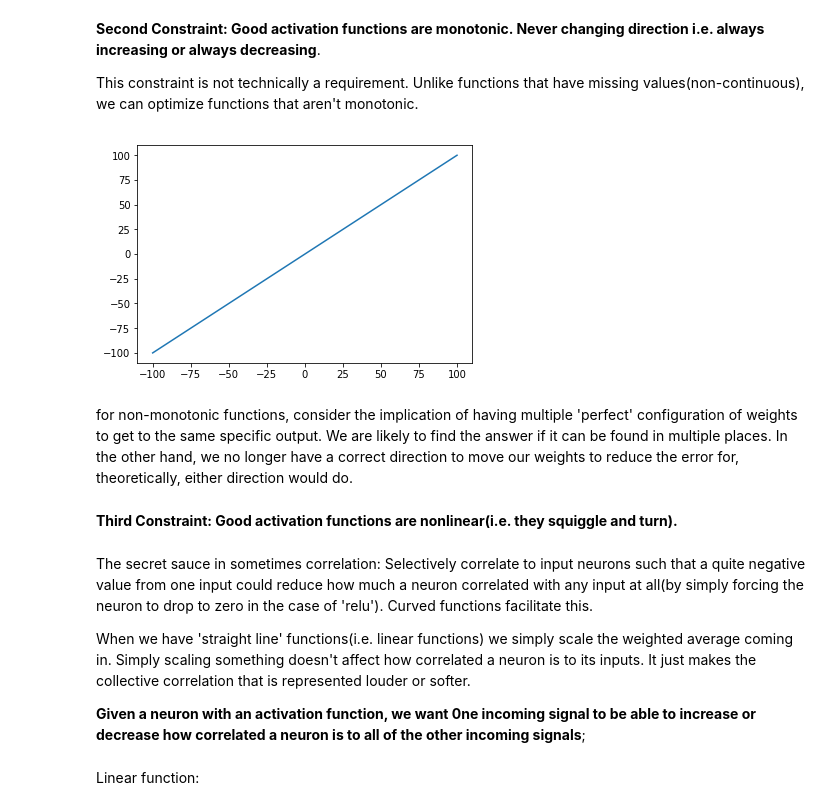
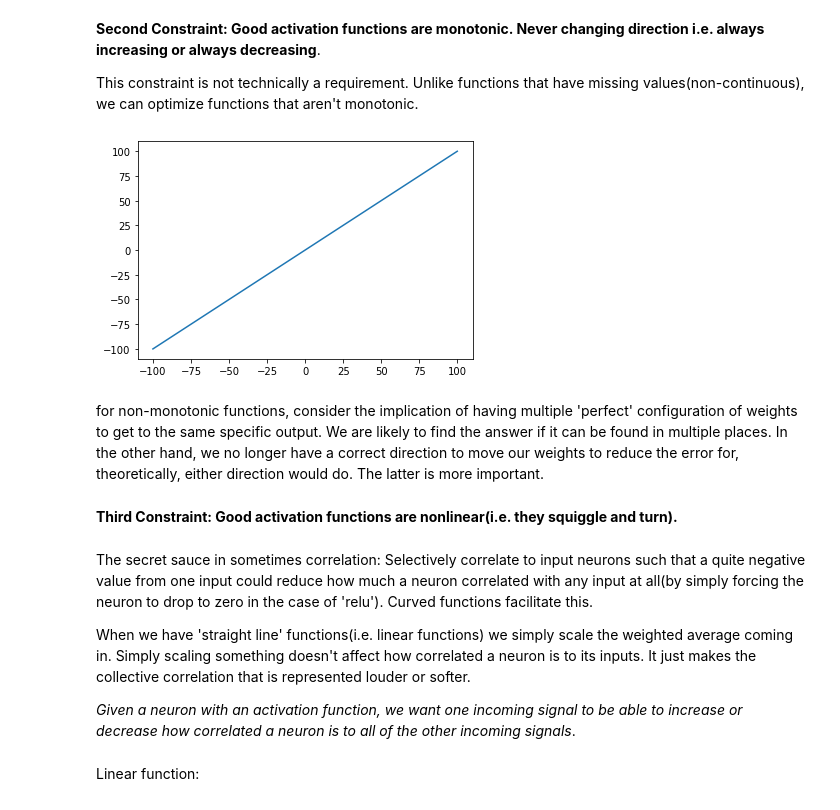
Before and after one commit to iamavieira/grokking-deep-learning, a Jupyter notebook: Chapter-9/activation_functions.ipynb, the cells around one changed output. Cells and saved outputs as stored; diff of their text form; code cells hidden in the pictures.

```diff
--- a/Chapter-9/activation_functions.ipynb
+++ b/Chapter-9/activation_functions.ipynb
@@ -34,19 +34,19 @@ This constraint is not technically a requirement. Unlike functions that have mis
 # %%
 def monotonic_function(value):
     return value;
 
-y = zip([monotonic_function(value) for value in x]);
+y = [monotonic_function(value) for value in x];
 
-plt.plot(list(x), list(y));
+plt.plot(x, y);
 
-#The previous function i.e. y = x*x, isn't monotonic for
+#The previous function i.e. y = x * x, isn't monotonic for
 #two different values of x can generate the same y. It changes direction.
 # %% [output]
-[figure, old version]
+[figure, new version]
 # %% [markdown]
 for non-monotonic functions, consider the implication of having
 multiple 'perfect' configuration of weights to get to the same
-specific output. We are likely to find the answer if it can be found in multiple places. In the other hand, we no longer have a correct direction to move our weights to reduce the error for, theoretically, either direction would do.
+specific output. We are likely to find the answer if it can be found in multiple places. In the other hand, we no longer have a correct direction to move our weights to reduce the error for, theoretically, either direction would do. The latter is more important.
 # %% [markdown]
 **Third Constraint:
 Good activation functions are nonlinear(i.e. they squiggle and turn).**
@@ -57,7 +57,7 @@ value from one input could reduce how much a neuron correlated with any input at
 
 When we have 'straight line' functions(i.e. linear functions) we simply scale the weighted average coming in. Simply scaling something doesn't affect how correlated a neuron is to its inputs. It just makes the collective correlation that is represented louder or softer.
 
-**Given a neuron with an activation function, we want 0ne incoming signal to be able to increase or decrease how correlated a neuron is to all of the other incoming signals**;
+*Given a neuron with an activation function, we want one incoming signal to be able to increase or decrease how correlated a neuron is to all of the other incoming signals*.
 # %% [markdown]
 Linear function:
 # %%
```
Also changed, not shown: parts of 14 cells of this notebook, 2 other files.
